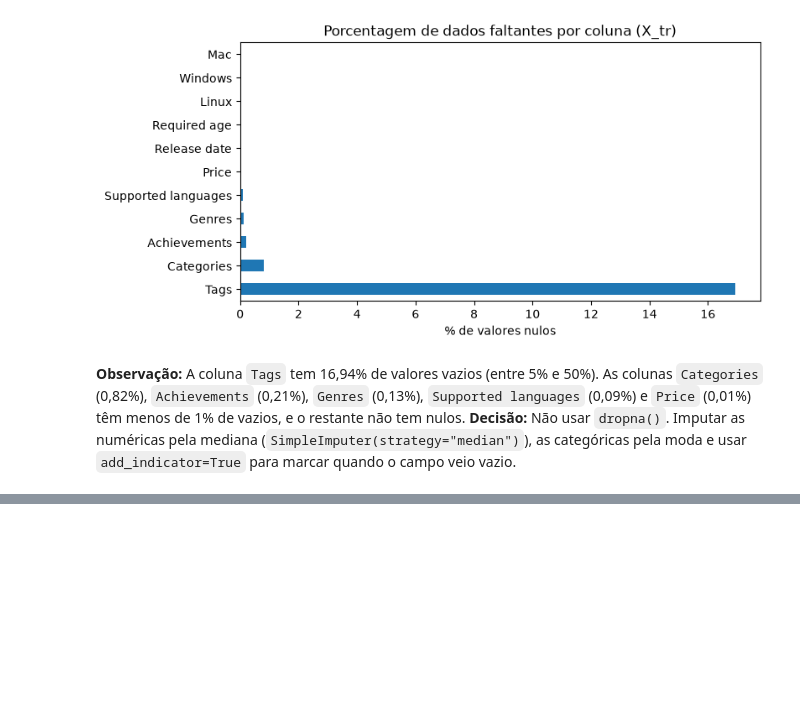
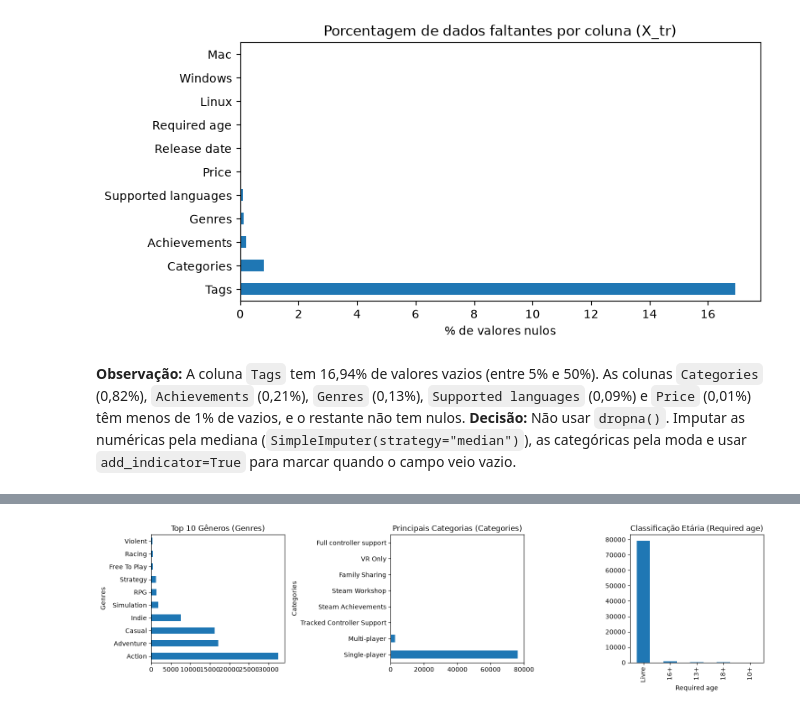
Before and after one commit to KenzoSenna/MeuJogoEBaum, a Jupyter notebook: 01_eda.ipynb, the cells around one changed output, grey strips where cells are left out. Saved outputs shown, nothing was run; the diff lists cells and outputs as text; code cells hidden in the pictures; blank space fills up the shorter version.

```diff
--- a/01_eda.ipynb
+++ b/01_eda.ipynb
@@ -177,0 +214,16 @@ dtype: float64
+# %%
+fig, axes = plt.subplots(1, 3, figsize=(15, 4))
+
+X_tr['Genres'].value_counts().head(10).plot(kind='barh', ax=axes[0])
+axes[0].set_title('Top 10 Gêneros (Genres)')
+
+X_tr['Categories'].value_counts().head(8).plot(kind='barh', ax=axes[1])
+axes[1].set_title('Principais Categorias (Categories)')
+
+X_tr['Required age'].value_counts().plot(kind='bar', ax=axes[2])
+axes[2].set_title('Classificação Etária (Required age)')
+
+plt.tight_layout()
+plt.show()
+# %% [output]
+[figure, added]
```
Also changed, not shown: parts of 12 cells of this notebook.
